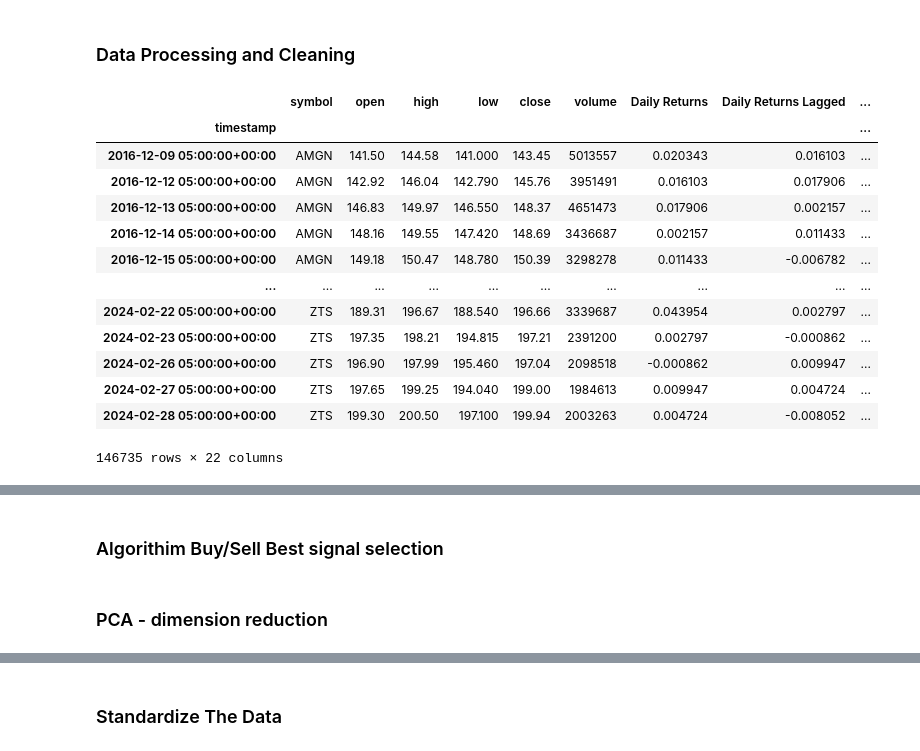
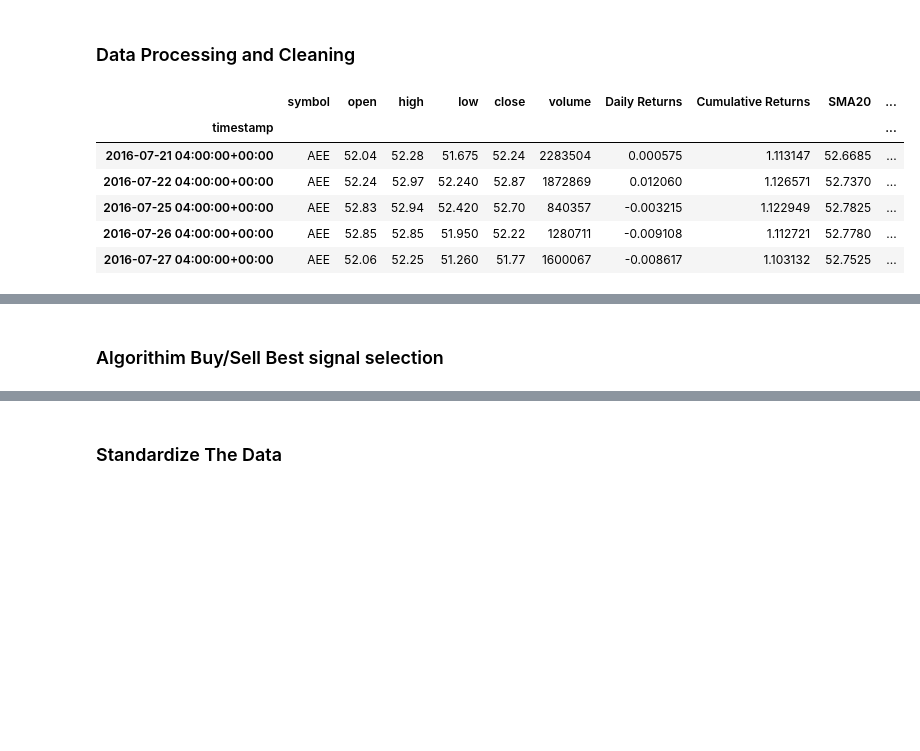
Before and after one commit to justicebangura/Project-2, a Jupyter notebook: trading_bot.ipynb, the cells around one changed output, grey strips where cells are left out. Saved outputs shown, nothing was run; the diff lists cells and outputs as text; code cells hidden in the pictures; blank space fills up the shorter version.

```diff
--- a/trading_bot.ipynb
+++ b/trading_bot.ipynb
@@ -102,19 +109,13 @@ commodity_channel_index = feature.commodity_channel_index(stock_df)
 # %%
 # Drop NAN values
 stock_df.dropna(inplace=True)
-stock_df
+display(stock_df.head())
+display(stock_df.tail())
 # %% [output]
-|  | symbol | open | high | low | close | volume | Daily Returns | Daily Returns Lagged | ... |
-| timestamp |  |  |  |  |  |  |  |  | ... |
-| 2016-12-09 05:00:00+00:00 | AMGN | 141.50 | 144.58 | 141.000 | 143.45 | 5013557 | 0.020343 | 0.016103 | ... |
-| 2016-12-12 05:00:00+00:00 | AMGN | 142.92 | 146.04 | 142.790 | 145.76 | 3951491 | 0.016103 | 0.017906 | ... |
-| 2016-12-13 05:00:00+00:00 | AMGN | 146.83 | 149.97 | 146.550 | 148.37 | 4651473 | 0.017906 | 0.002157 | ... |
-| 2016-12-14 05:00:00+00:00 | AMGN | 148.16 | 149.55 | 147.420 | 148.69 | 3436687 | 0.002157 | 0.011433 | ... |
-| 2016-12-15 05:00:00+00:00 | AMGN | 149.18 | 150.47 | 148.780 | 150.39 | 3298278 | 0.011433 | -0.006782 | ... |
-| ... | ... | ... | ... | ... | ... | ... | ... | ... | ... |
-| 2024-02-22 05:00:00+00:00 | ZTS | 189.31 | 196.67 | 188.540 | 196.66 | 3339687 | 0.043954 | 0.002797 | ... |
-| 2024-02-23 05:00:00+00:00 | ZTS | 197.35 | 198.21 | 194.815 | 197.21 | 2391200 | 0.002797 | -0.000862 | ... |
-| 2024-02-26 05:00:00+00:00 | ZTS | 196.90 | 197.99 | 195.460 | 197.04 | 2098518 | -0.000862 | 0.009947 | ... |
-| 2024-02-27 05:00:00+00:00 | ZTS | 197.65 | 199.25 | 194.040 | 199.00 | 1984613 | 0.009947 | 0.004724 | ... |
-| 2024-02-28 05:00:00+00:00 | ZTS | 199.30 | 200.50 | 197.100 | 199.94 | 2003263 | 0.004724 | -0.008052 | ... |
+|  | symbol | open | high | low | close | volume | Daily Returns | Cumulative Returns | SMA20 | ... |
+| timestamp |  |  |  |  |  |  |  |  |  | ... |
+| 2016-07-21 04:00:00+00:00 | AEE | 52.04 | 52.28 | 51.675 | 52.24 | 2283504 | 0.000575 | 1.113147 | 52.6685 | ... |
+| 2016-07-22 04:00:00+00:00 | AEE | 52.24 | 52.97 | 52.240 | 52.87 | 1872869 | 0.012060 | 1.126571 | 52.7370 | ... |
+| 2016-07-25 04:00:00+00:00 | AEE | 52.83 | 52.94 | 52.420 | 52.70 | 840357 | -0.003215 | 1.122949 | 52.7825 | ... |
+| 2016-07-26 04:00:00+00:00 | AEE | 52.85 | 52.85 | 51.950 | 52.22 | 1280711 | -0.009108 | 1.112721 | 52.7780 | ... |
+| 2016-07-27 04:00:00+00:00 | AEE | 52.06 | 52.25 | 51.260 | 51.77 | 1600067 | -0.008617 | 1.103132 | 52.7525 | ... |
-146735 rows × 22 columns
@@ -147,2 +130,0 @@ stock_df['Simple_winning'] = simple_winning_(signals)
-# %% [markdown]
-### PCA - dimension reduction
```
Also changed, not shown: parts of 45 cells of this notebook, 4 other files.
